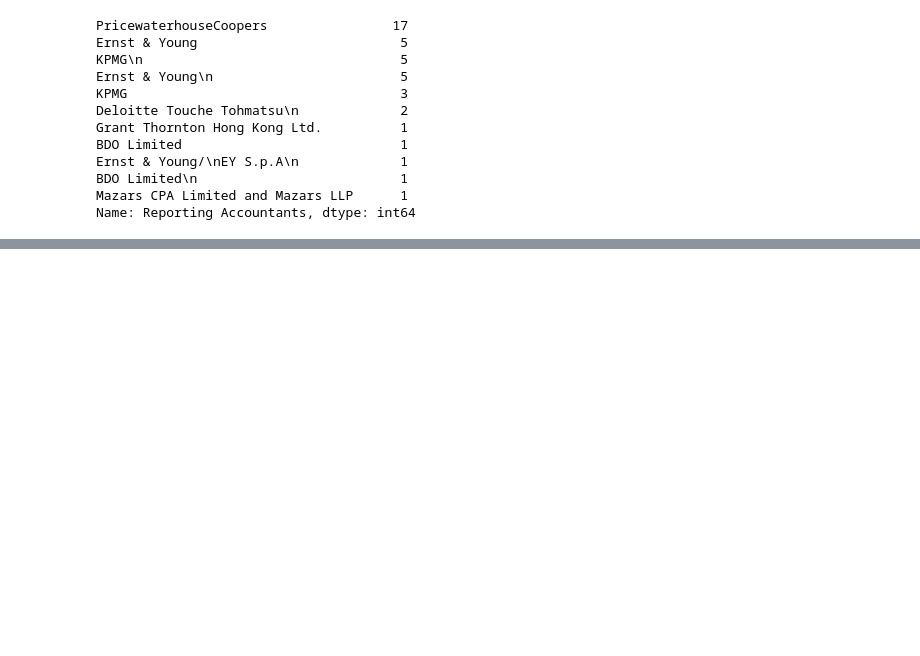
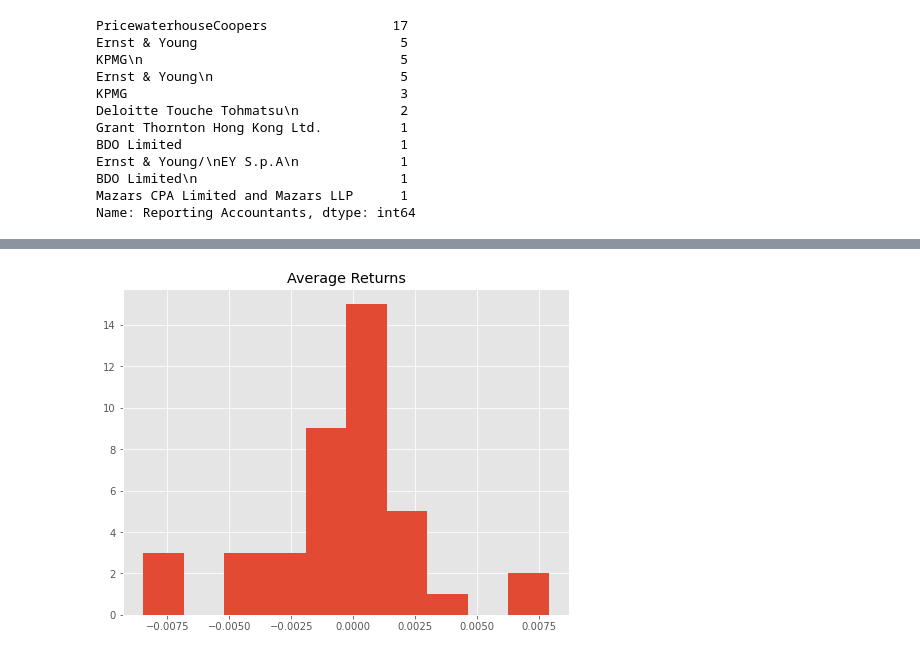
Before and after one commit to isabellasonoma/DS-Projects, a Jupyter notebook: IPO Data.ipynb, the cells around one changed output, grey strips where cells are left out. Saved outputs shown, nothing was run; the diff lists cells and outputs as text; code cells hidden in the pictures; blank space fills up the shorter version.

```diff
--- a/IPO Data.ipynb
+++ b/IPO Data.ipynb
@@ -200,0 +293,9 @@ Name: Reporting Accountants, dtype: int64
+# %%
+returns = dataset.pct_change()
+meanDailyReturns = returns.mean()
+plt.rcParams["figure.figsize"] = (8,6)
+plt.title('Average Returns');
+meanDailyReturns.hist()
+plt.show()
+# %% [output]
+[figure, added]
```
Also changed, not shown: parts of 23 cells of this notebook.
